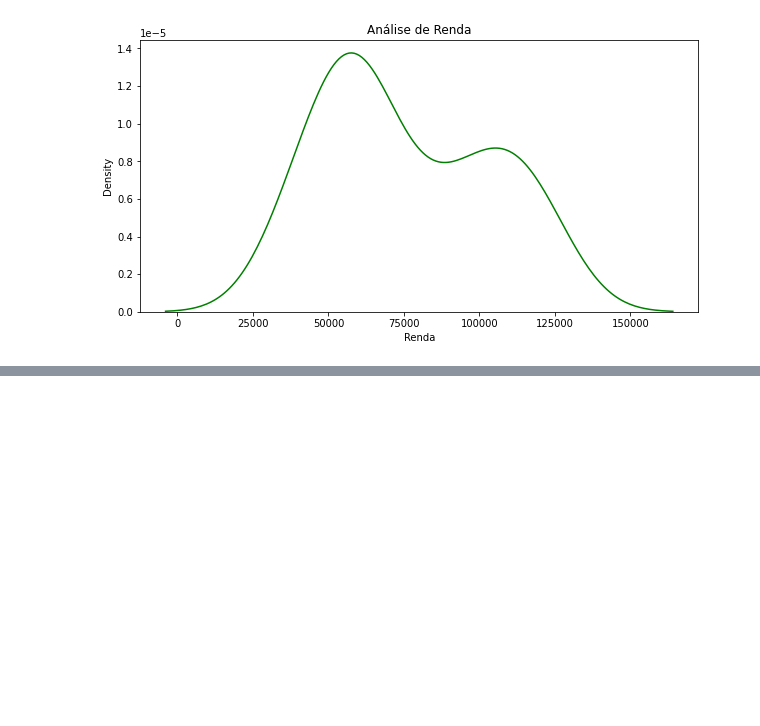
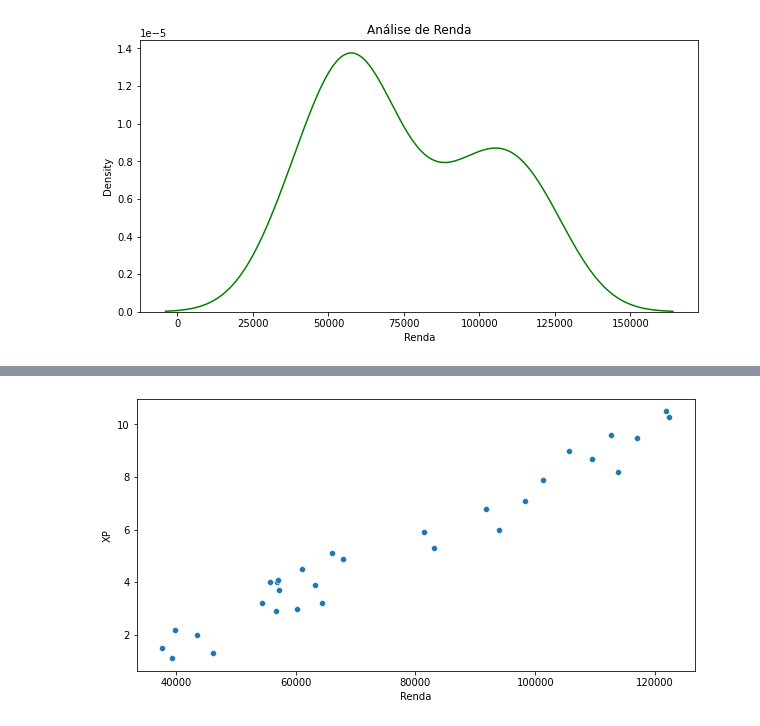
Before and after one commit to neisg/Rh-tempo-de-servi-o, a Jupyter notebook: Untitled4.ipynb, the cells around one changed output, grey strips where cells are left out. Drawn from its saved outputs; the diff is of its cells as text; code cells hidden in the pictures; blank space fills up the shorter version.

```diff
--- a/Untitled4.ipynb
+++ b/Untitled4.ipynb
@@ -74,0 +93,6 @@ sns.kdeplot(Base_Dados['Renda'], color= 'green');
+# %%
+# Distribuiçã
+plt.figure( figsize=(10, 5) )
+sns.scatterplot( data=Base_Dados, x='Renda', y='XP');
+# %% [output]
+[figure, added]
```
Also changed, not shown: parts of 6 cells of this notebook.
